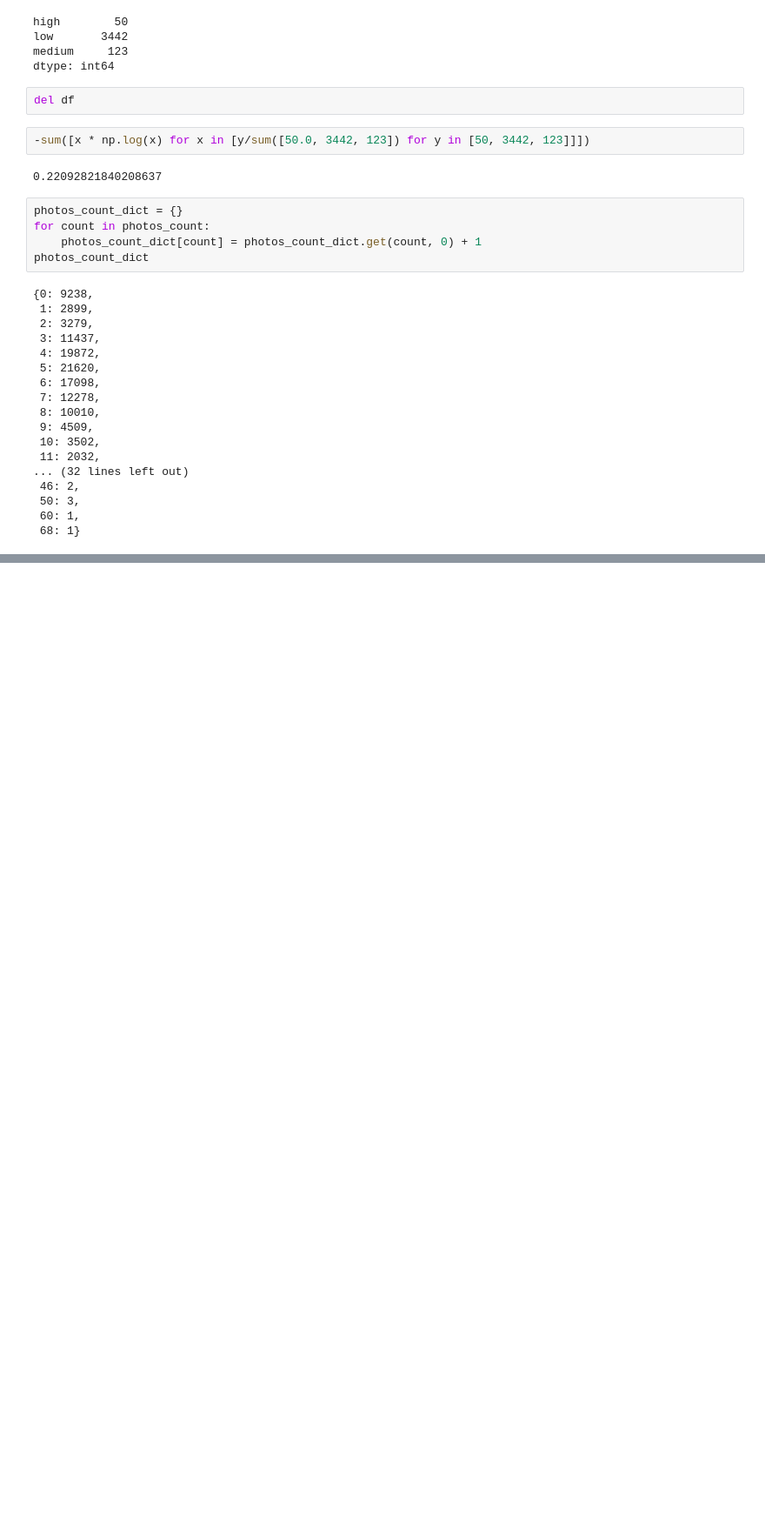
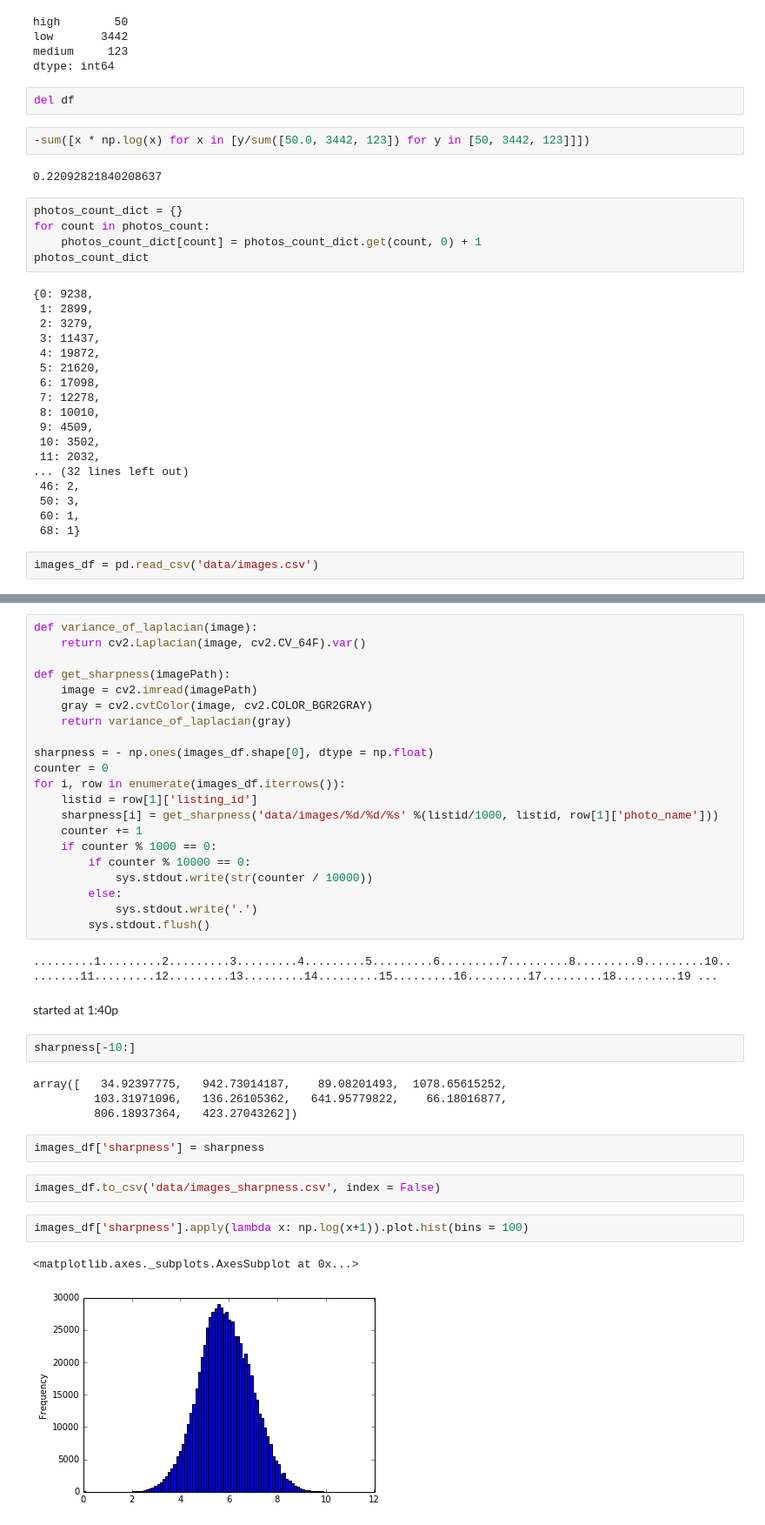
Before and after one commit to domingos86/renthop-kaggle, a Jupyter notebook: photo_analysis.ipynb, the cells around one changed output, grey strips where cells are left out. Shown: that part at 87% size. Drawn from its saved outputs; the diff is of its cells as text; blank space fills up the shorter version.

Commit message:
photo sharpness extraction and analysis

```diff
--- a/photo_analysis.ipynb
+++ b/photo_analysis.ipynb
@@ -483,3 +483,5 @@ photos_count_dict
  50: 3,
  60: 1,
  68: 1}
+# %%
+images_df = pd.read_csv('data/images.csv')
@@ -485,0 +494,40 @@ photos_count_dict
+# %%
+def variance_of_laplacian(image):
+    return cv2.Laplacian(image, cv2.CV_64F).var()
+
+def get_sharpness(imagePath):
+    image = cv2.imread(imagePath)
+    gray = cv2.cvtColor(image, cv2.COLOR_BGR2GRAY)
+    return variance_of_laplacian(gray)
+
+sharpness = - np.ones(images_df.shape[0], dtype = np.float)
+counter = 0
+for i, row in enumerate(images_df.iterrows()):
+    listid = row[1]['listing_id']
+    sharpness[i] = get_sharpness('data/images/%d/%d/%s' %(listid/1000, listid, row[1]['photo_name']))
+    counter += 1
+    if counter % 1000 == 0:
+        if counter % 10000 == 0:
+            sys.stdout.write(str(counter / 10000))
+        else:
+            sys.stdout.write('.')
+        sys.stdout.flush()
+# %% [output]
+.........1.........2.........3.........4.........5.........6.........7.........8.........9.........10.........11.........12.........13.........14.........15.........16.........17.........18.........19 ...
+# %% [markdown]
+started at 1:40p
+# %%
+sharpness[-10:]
+# %% [output]
+array([   34.92397775,   942.73014187,    89.08201493,  1078.65615252,
+         103.31971096,   136.26105362,   641.95779822,    66.18016877,
+         806.18937364,   423.27043262])
+# %%
+images_df['sharpness'] = sharpness
+# %%
+images_df.to_csv('data/images_sharpness.csv', index = False)
+# %%
+images_df['sharpness'].apply(lambda x: np.log(x+1)).plot.hist(bins = 100)
+# %% [output]
+<matplotlib.axes._subplots.AxesSubplot at 0x...>
+[figure, added]
```
Also changed, not shown: parts of 16 cells of this notebook, 2 other files.
